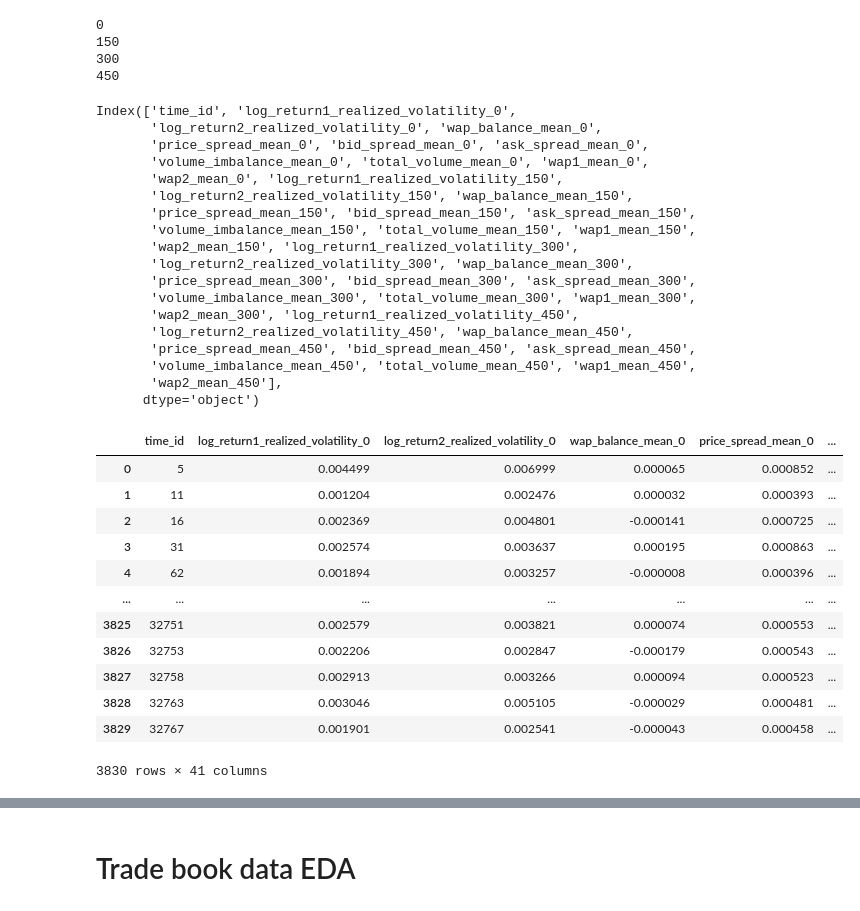
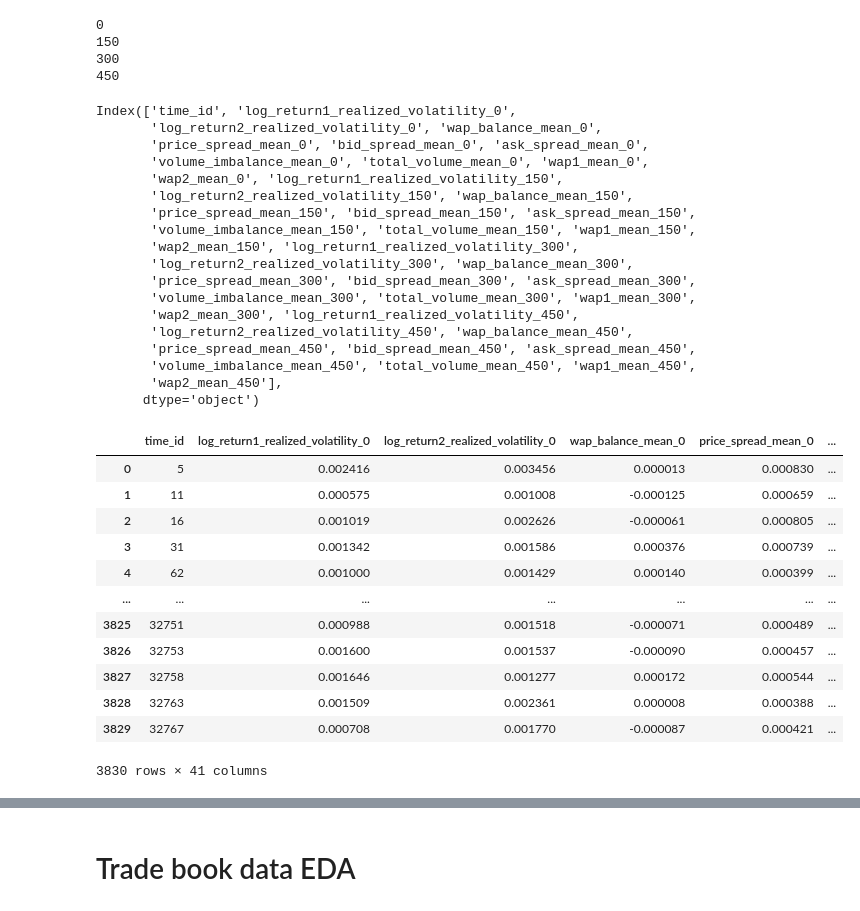
Before and after one commit to KenChiang1997/Optiver-Realized-Volatility-Prediction, a Jupyter notebook: Features Construction and EDA.ipynb, the cells around one changed output, grey strips where cells are left out. Drawn from its saved outputs; the diff is of its cells as text; code cells hidden in the pictures.

```diff
--- a/Features Construction and EDA.ipynb
+++ b/Features Construction and EDA.ipynb
@@ -124,48 +123,49 @@ times_interval = 0
 
 for interval in range(4):
 
-    df_feature_sec = pd.DataFrame(example_book_df.query(f'seconds_in_bucket >= {times_interval}').groupby(['time_id']).agg(create_feature_dict)).reset_index()
+    df_feature_sec = example_book_df[(example_book_df['seconds_in_bucket'] >= times_interval) & (example_book_df['seconds_in_bucket'] <= times_interval+150)]
+    df_feature_sec = df_feature_sec.groupby(['time_id']).agg(create_feature_dict).reset_index()
     df_feature_sec.columns = ['_'.join(col) + "_" + str(times_interval) for col in df_feature_sec.columns]
     df_feature_sec.columns = df_feature_sec.columns.str.replace('time_id__'+str(times_interval), 'time_id')
 
     if interval == 0:
         df_book_feature = df_feature_sec
     else:
         df_book_feature = pd.merge(df_book_feature,df_feature_sec,how='left',left_on='time_id',right_on='time_id')
 
     times_interval += seconds_in_bucket_interval
 
 print(df_book_feature.columns)
 df_book_feature
 # %% [output]
 Index(['time_id', 'log_return1_realized_volatility_0',
        'log_return2_realized_volatility_0', 'wap_balance_mean_0',
        'price_spread_mean_0', 'bid_spread_mean_0', 'ask_spread_mean_0',
        'volume_imbalance_mean_0', 'total_volume_mean_0', 'wap1_mean_0',
        'wap2_mean_0', 'log_return1_realized_volatility_150',
        'log_return2_realized_volatility_150', 'wap_balance_mean_150',
        'price_spread_mean_150', 'bid_spread_mean_150', 'ask_spread_mean_150',
        'volume_imbalance_mean_150', 'total_volume_mean_150', 'wap1_mean_150',
        'wap2_mean_150', 'log_return1_realized_volatility_300',
        'log_return2_realized_volatility_300', 'wap_balance_mean_300',
        'price_spread_mean_300', 'bid_spread_mean_300', 'ask_spread_mean_300',
        'volume_imbalance_mean_300', 'total_volume_mean_300', 'wap1_mean_300',
        'wap2_mean_300', 'log_return1_realized_volatility_450',
        'log_return2_realized_volatility_450', 'wap_balance_mean_450',
        'price_spread_mean_450', 'bid_spread_mean_450', 'ask_spread_mean_450',
        'volume_imbalance_mean_450', 'total_volume_mean_450', 'wap1_mean_450',
        'wap2_mean_450'],
       dtype='object')
 |  | time_id | log_return1_realized_volatility_0 | log_return2_realized_volatility_0 | wap_balance_mean_0 | price_spread_mean_0 | ... |
-| 0 | 5 | 0.004499 | 0.006999 | 0.000065 | 0.000852 | ... |
-| 1 | 11 | 0.001204 | 0.002476 | 0.000032 | 0.000393 | ... |
-| 2 | 16 | 0.002369 | 0.004801 | -0.000141 | 0.000725 | ... |
-| 3 | 31 | 0.002574 | 0.003637 | 0.000195 | 0.000863 | ... |
-| 4 | 62 | 0.001894 | 0.003257 | -0.000008 | 0.000396 | ... |
+| 0 | 5 | 0.002416 | 0.003456 | 0.000013 | 0.000830 | ... |
+| 1 | 11 | 0.000575 | 0.001008 | -0.000125 | 0.000659 | ... |
+| 2 | 16 | 0.001019 | 0.002626 | -0.000061 | 0.000805 | ... |
+| 3 | 31 | 0.001342 | 0.001586 | 0.000376 | 0.000739 | ... |
+| 4 | 62 | 0.001000 | 0.001429 | 0.000140 | 0.000399 | ... |
 | ... | ... | ... | ... | ... | ... | ... |
-| 3825 | 32751 | 0.002579 | 0.003821 | 0.000074 | 0.000553 | ... |
-| 3826 | 32753 | 0.002206 | 0.002847 | -0.000179 | 0.000543 | ... |
-| 3827 | 32758 | 0.002913 | 0.003266 | 0.000094 | 0.000523 | ... |
-| 3828 | 32763 | 0.003046 | 0.005105 | -0.000029 | 0.000481 | ... |
-| 3829 | 32767 | 0.001901 | 0.002541 | -0.000043 | 0.000458 | ... |
+| 3825 | 32751 | 0.000988 | 0.001518 | -0.000071 | 0.000489 | ... |
+| 3826 | 32753 | 0.001600 | 0.001537 | -0.000090 | 0.000457 | ... |
+| 3827 | 32758 | 0.001646 | 0.001277 | 0.000172 | 0.000544 | ... |
+| 3828 | 32763 | 0.001509 | 0.002361 | 0.000008 | 0.000388 | ... |
+| 3829 | 32767 | 0.000708 | 0.001770 | -0.000087 | 0.000421 | ... |
 3830 rows × 41 columns
```
Also changed, not shown: parts of 5 cells of this notebook, 2 other files.
